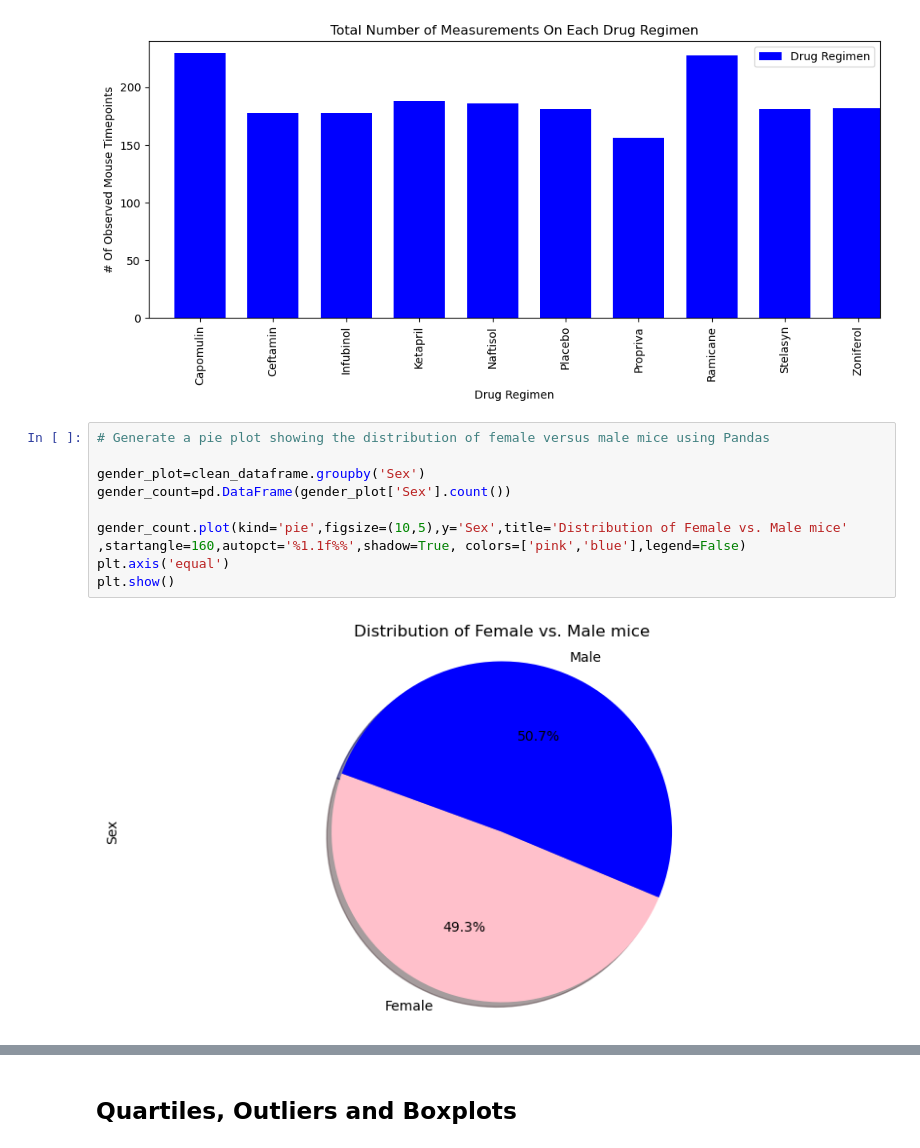
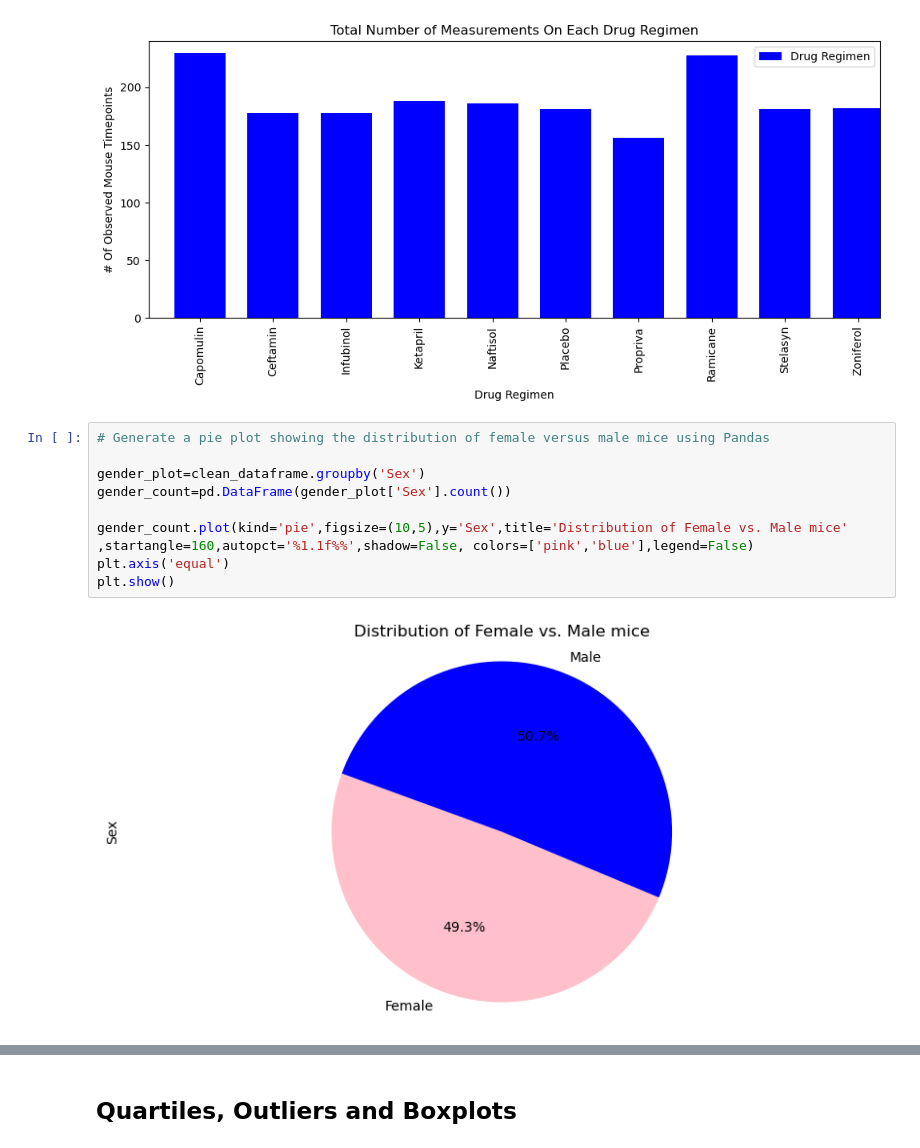
Before and after one commit to AdrianD1021/pymaceuticals, a Jupyter notebook: Starter_Code/Pymaceuticals/pymaceuticals_starter.ipynb, the cells around one changed output, grey strips where cells are left out. Saved outputs shown, nothing was run; the diff lists cells and outputs as text.

```diff
--- a/Starter_Code/Pymaceuticals/pymaceuticals_starter.ipynb
+++ b/Starter_Code/Pymaceuticals/pymaceuticals_starter.ipynb
@@ -173,12 +173,12 @@ plt.show()
 # %%
 # Generate a pie plot showing the distribution of female versus male mice using Pandas
 
 gender_plot=clean_dataframe.groupby('Sex')
 gender_count=pd.DataFrame(gender_plot['Sex'].count())
 
 gender_count.plot(kind='pie',figsize=(10,5),y='Sex',title='Distribution of Female vs. Male mice'
-,startangle=160,autopct='%1.1f%%',shadow=True, colors=['pink','blue'],legend=False)
+,startangle=160,autopct='%1.1f%%',shadow=False, colors=['pink','blue'],legend=False)
 plt.axis('equal')
 plt.show()
 # %% [output]
-[figure, old version]
+[figure, new version]
```
Also changed, not shown: parts of 12 cells of this notebook.
